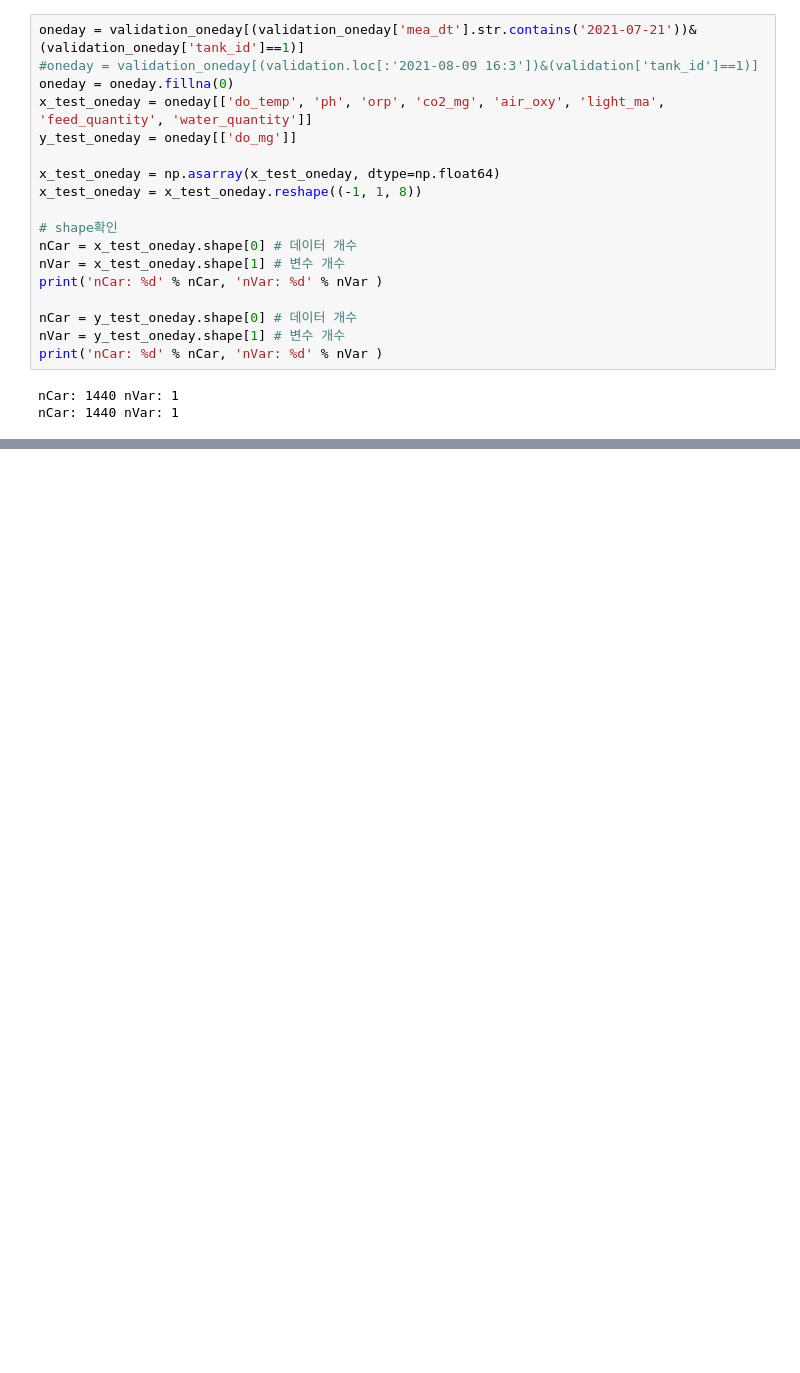
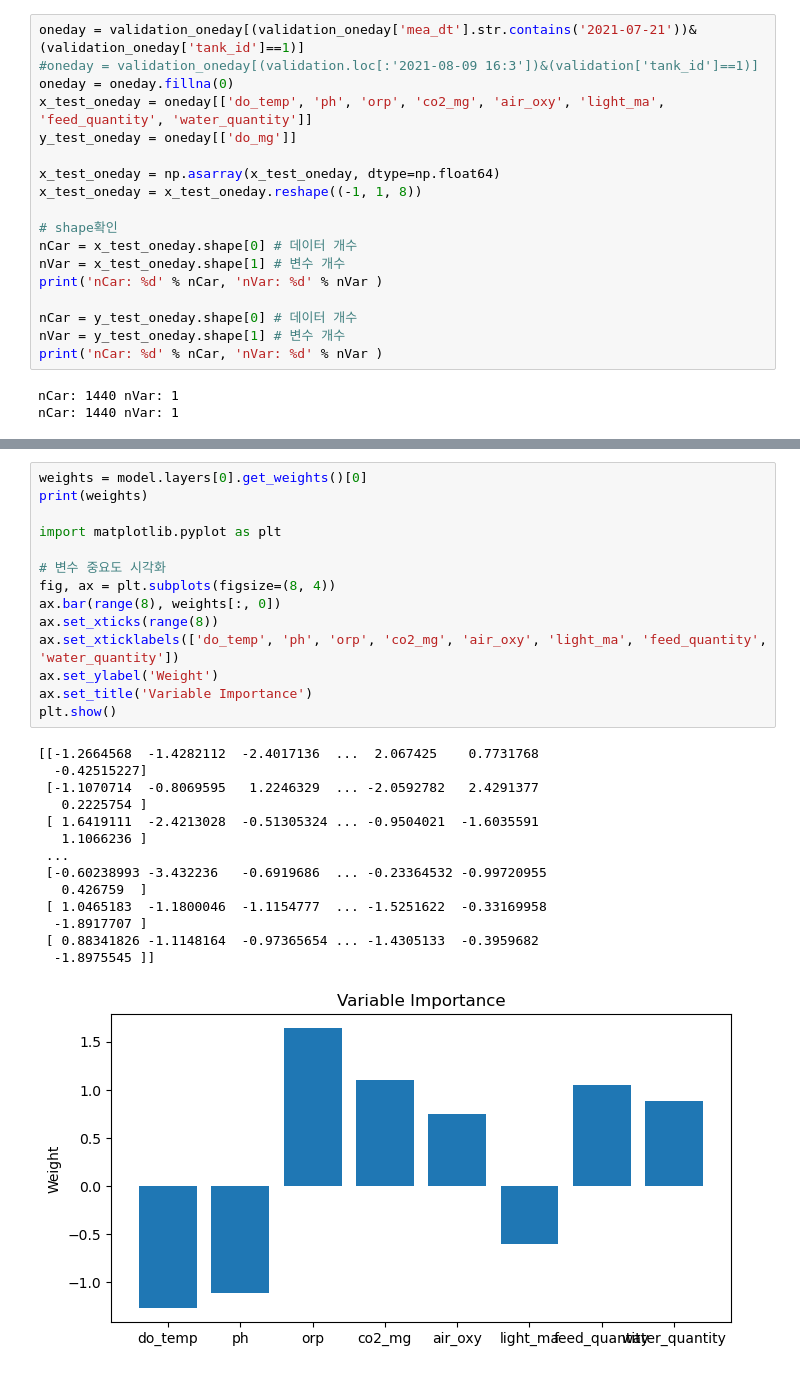
Before and after one commit to tailring12340/EelDoRegressor, a Jupyter notebook: LSTMJaponica4.ipynb, the cells around one changed output, grey strips where cells are left out. Drawn from its saved outputs; the diff is of its cells as text; blank space fills up the shorter version.

```diff
--- a/LSTMJaponica4.ipynb
+++ b/LSTMJaponica4.ipynb
@@ -234,0 +258,29 @@ plt.show()
+# %%
+weights = model.layers[0].get_weights()[0]
+print(weights)
+
+import matplotlib.pyplot as plt
+
+# 변수 중요도 시각화
+fig, ax = plt.subplots(figsize=(8, 4))
+ax.bar(range(8), weights[:, 0])
+ax.set_xticks(range(8))
+ax.set_xticklabels(['do_temp', 'ph', 'orp', 'co2_mg', 'air_oxy', 'light_ma', 'feed_quantity', 'water_quantity'])
+ax.set_ylabel('Weight')
+ax.set_title('Variable Importance')
+plt.show()
+# %% [output]
+[[-1.2664568  -1.4282112  -2.4017136  ...  2.067425    0.7731768
+  -0.42515227]
+ [-1.1070714  -0.8069595   1.2246329  ... -2.0592782   2.4291377
+   0.2225754 ]
+ [ 1.6419111  -2.4213028  -0.51305324 ... -0.9504021  -1.6035591
+   1.1066236 ]
+ ...
+ [-0.60238993 -3.432236   -0.6919686  ... -0.23364532 -0.99720955
+   0.426759  ]
+ [ 1.0465183  -1.1800046  -1.1154777  ... -1.5251622  -0.33169958
+  -1.8917707 ]
+ [ 0.88341826 -1.1148164  -0.97365654 ... -1.4305133  -0.3959682
+  -1.8975545 ]]
+[figure, added]
```
Also changed, not shown: parts of 19 cells of this notebook, 38 other files.
